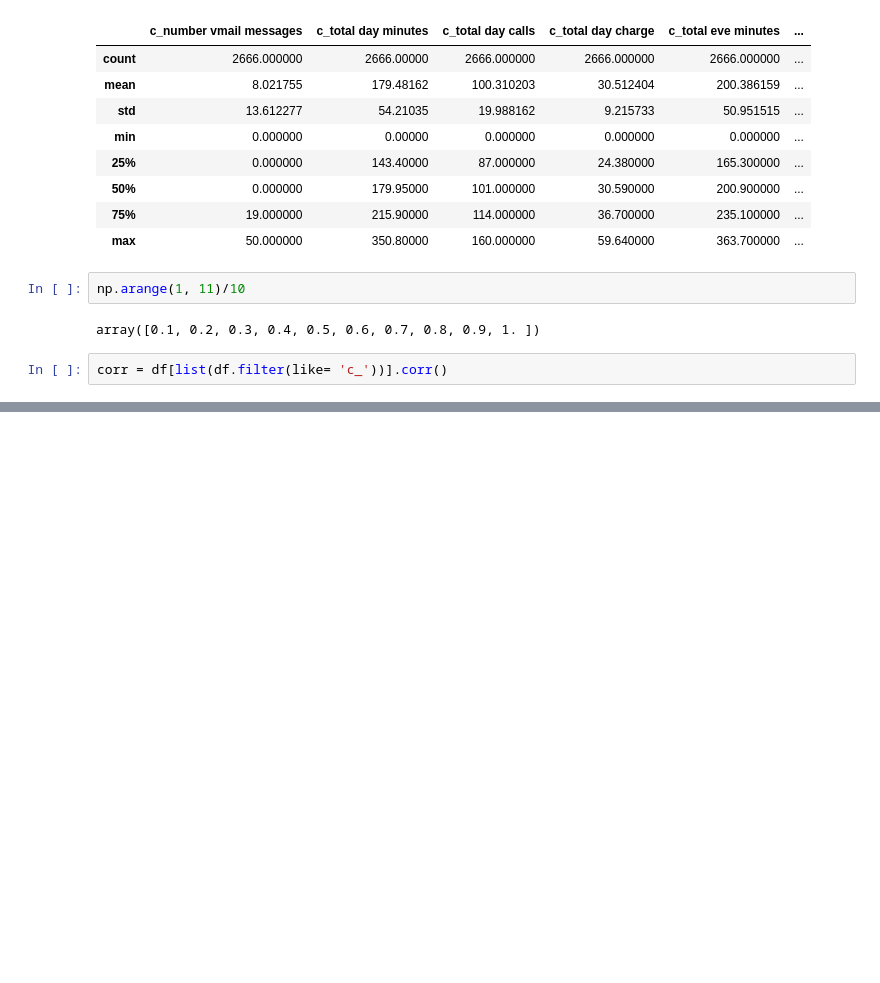
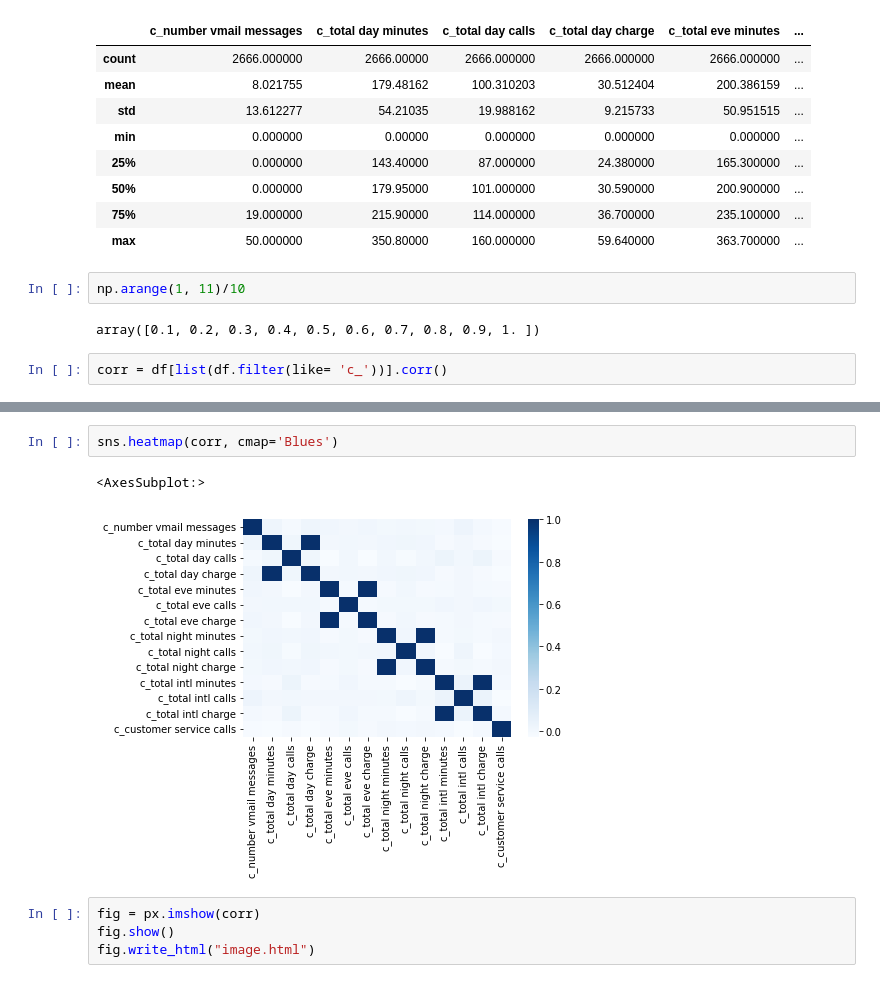
Before and after one commit to SPQR14/diplomado_cdd_2022, a Jupyter notebook: exams/examen_m2/simulacro1_examen_m2.ipynb, the cells around one changed output, grey strips where cells are left out. Drawn from its saved outputs; the diff is of its cells as text; blank space fills up the shorter version.

```diff
--- a/exams/examen_m2/simulacro1_examen_m2.ipynb
+++ b/exams/examen_m2/simulacro1_examen_m2.ipynb
@@ -140,3 +140,12 @@ corr
 | c_total intl calls | 0.027013 | 0.005687 | 0.006928 | 0.005688 | 0.002160 | ... |
 | c_total intl charge | -0.004136 | -0.010934 | 0.031133 | -0.010938 | -0.006947 | ... |
 | c_customer service calls | -0.018787 | -0.024543 | -0.011945 | -0.024548 | -0.013192 | ... |
+# %%
+sns.heatmap(corr, cmap='Blues')
+# %% [output]
+<AxesSubplot:>
+[figure, added]
+# %%
+fig = px.imshow(corr)
+fig.show()
+fig.write_html("image.html")
```
Also changed, not shown: parts of 4 cells of this notebook, 1 other file.
